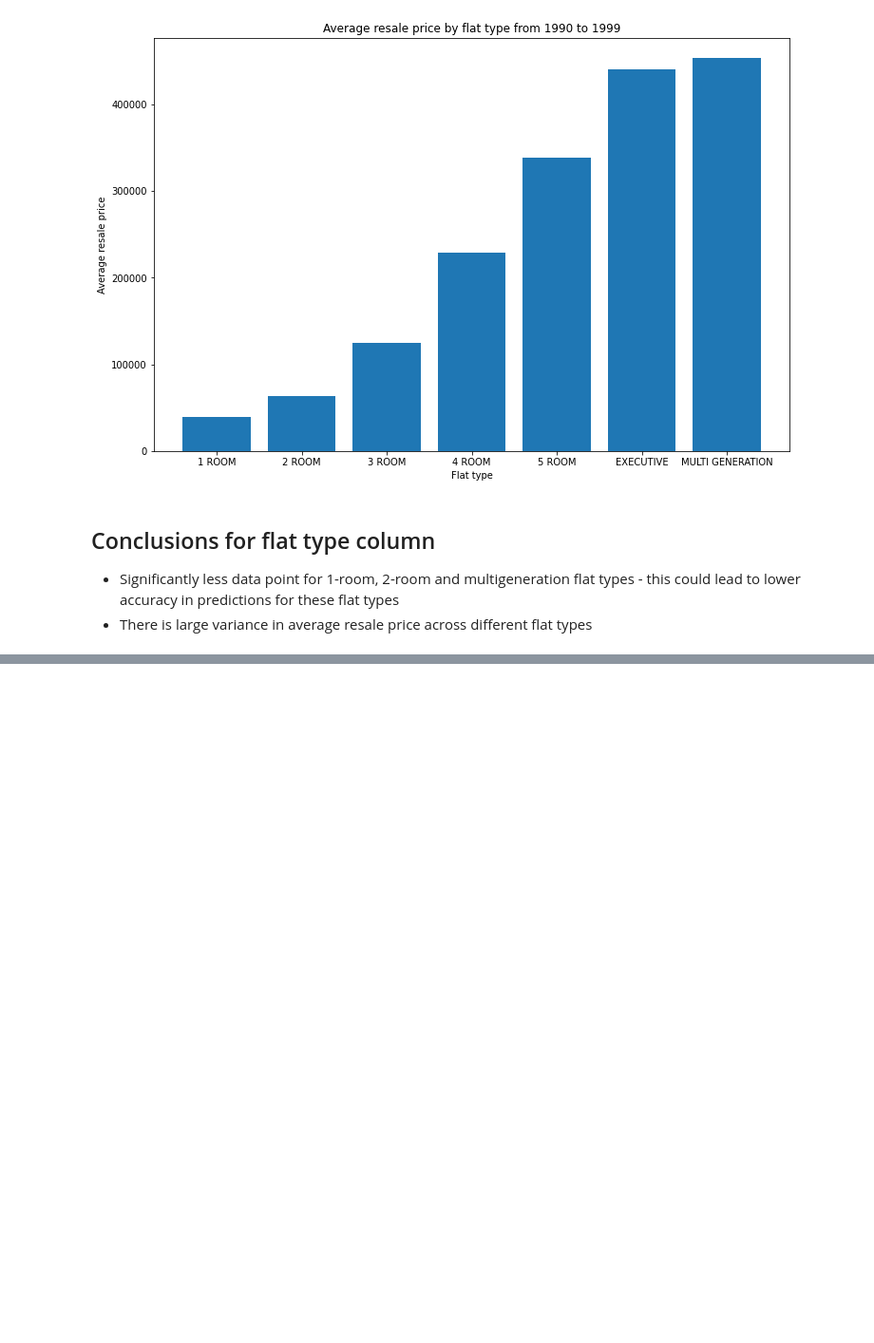
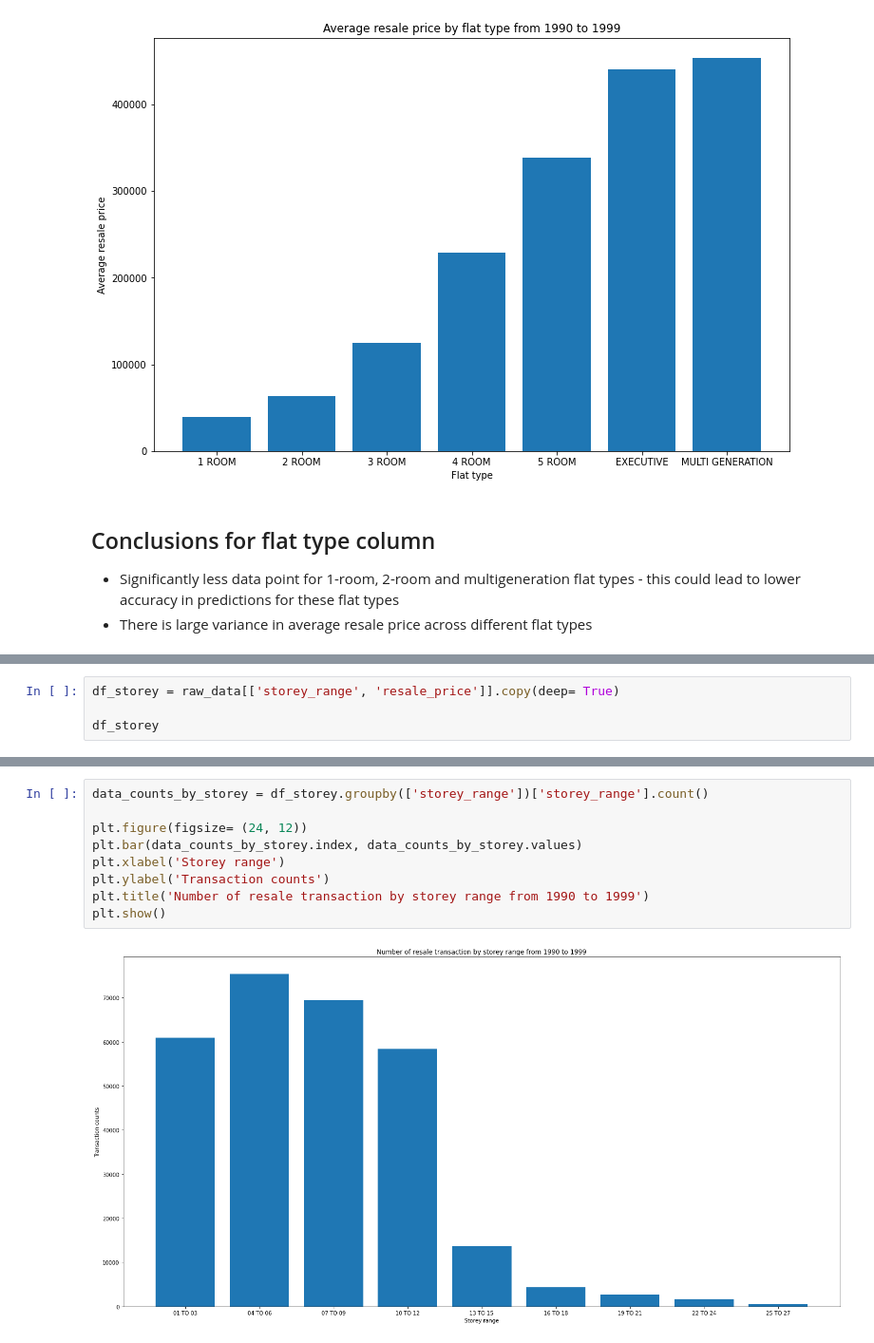
Before and after one commit to Zheng-Xuan/Singapore-resale-flat-price-prediction, a Jupyter notebook: EDA.ipynb, the cells around one changed output, grey strips where cells are left out. Shown: that part at 95% size. Drawn from its saved outputs; the diff is of its cells as text; blank space fills up the shorter version.

Commit message:
explore storey range column

```diff
--- a/EDA.ipynb
+++ b/EDA.ipynb
@@ -327,0 +330,4 @@ plt.show()
+# %%
+df_storey = raw_data[['storey_range', 'resale_price']].copy(deep= True)
+
+df_storey
@@ -327,0 +348,11 @@ plt.show()
+# %%
+data_counts_by_storey = df_storey.groupby(['storey_range'])['storey_range'].count()
+
+plt.figure(figsize= (24, 12))
+plt.bar(data_counts_by_storey.index, data_counts_by_storey.values)
+plt.xlabel('Storey range')
+plt.ylabel('Transaction counts')
+plt.title('Number of resale transaction by storey range from 1990 to 1999')
+plt.show()
+# %% [output]
+[figure, added]
```
Also changed, not shown: parts of 9 cells of this notebook, 1 other file.
